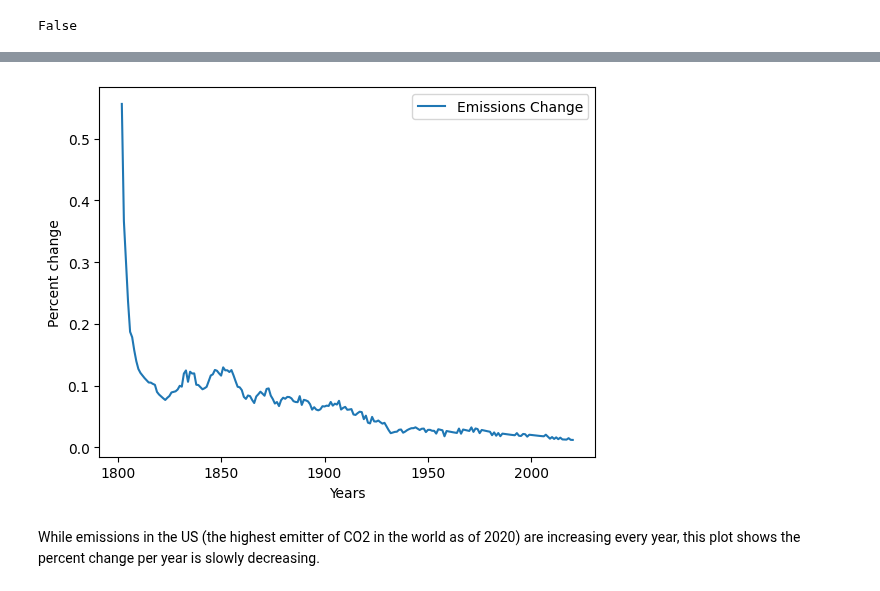
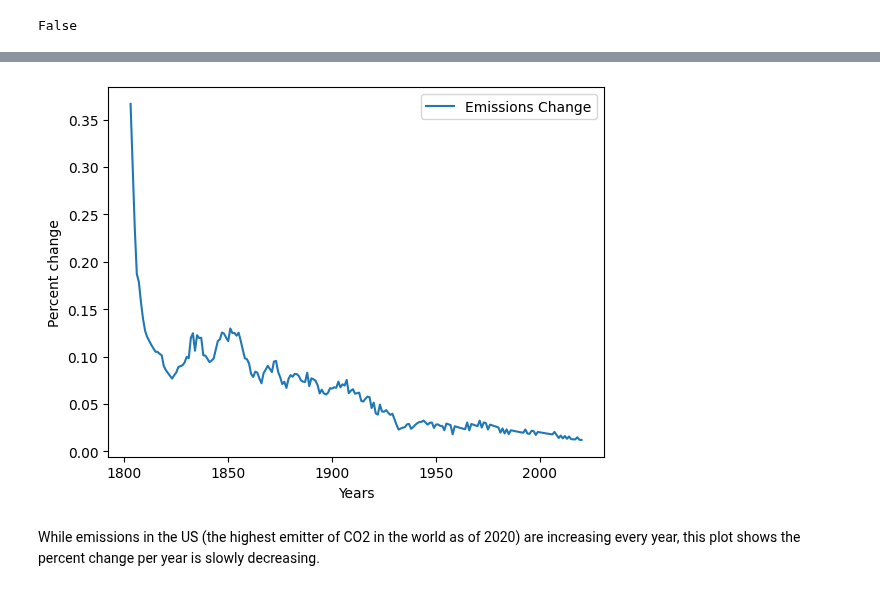
Before and after one commit to DanielBrechner/World-CO2-Emissions-Analysis, a Jupyter notebook: app.ipynb, the cells around one changed output, grey strips where cells are left out. Cells and saved outputs as stored; diff of their text form; code cells hidden in the pictures.

Commit message:
removed first three rows in pct_change section

```diff
--- a/app.ipynb
+++ b/app.ipynb
@@ -391,0 +361,3 @@ new_usa_df_minus_first_two_rows
+# %%
+new_usa_df_minus_first_three_rows = new_usa_df.iloc[3:]
+new_usa_df_minus_first_three_rows.head()
@@ -392,9 +371,9 @@ new_usa_df_minus_first_two_rows
 # %%
-new_usa_df_minus_first_two_rows.plot(x="Year", y="Emissions Change");
+new_usa_df_minus_first_three_rows.plot(x="Year", y="Emissions Change");
 plt.xlabel('Years')
 plt.ylabel('Percent change')
 plt.show()
 # %% [output]
-[figure, old version]
+[figure, new version]
 # %% [markdown]
 While emissions in the US (the highest emitter of CO2 in the world as of 2020) are increasing every year, this plot shows the percent change per year is slowly decreasing.
```
Also changed, not shown: parts of 5 cells of this notebook.
